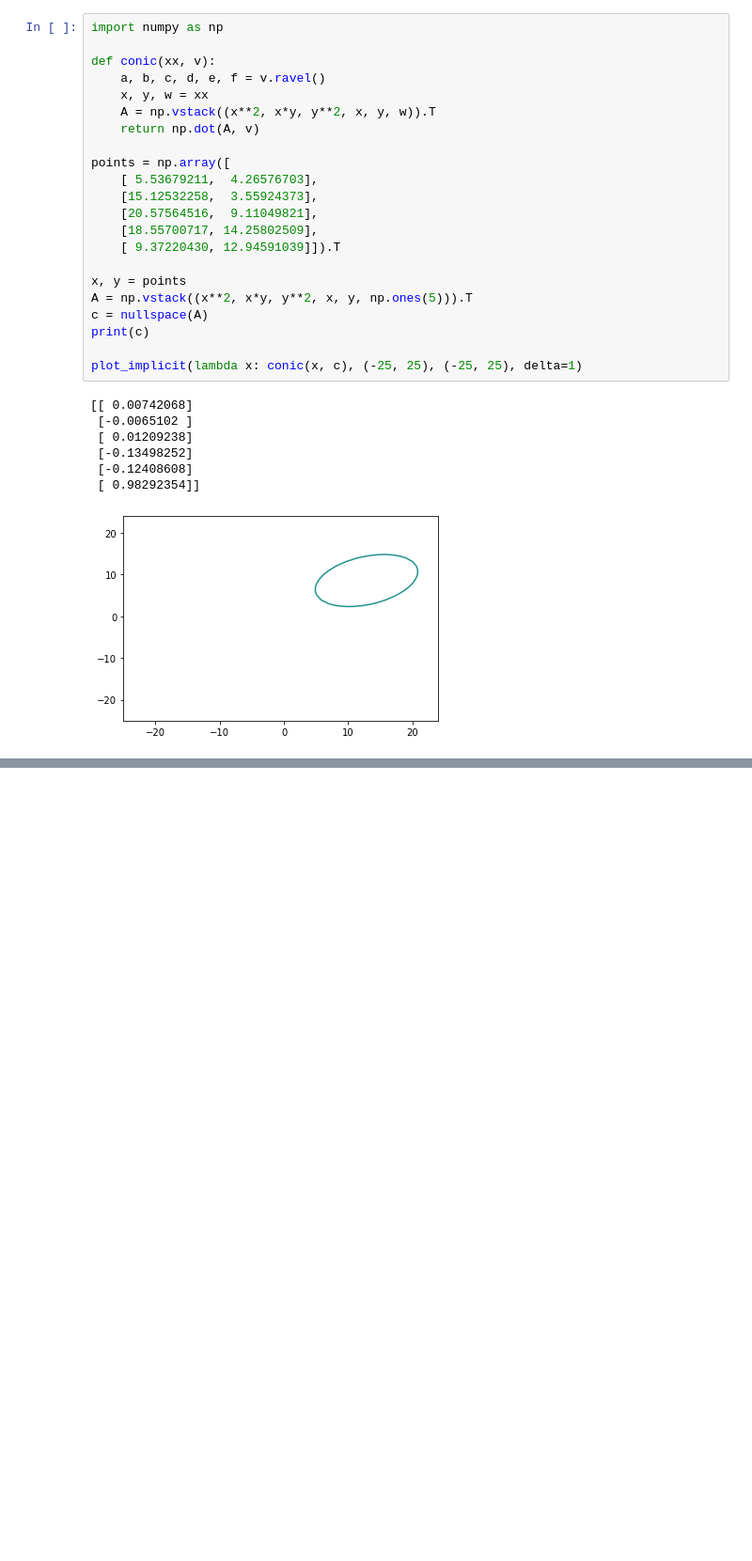
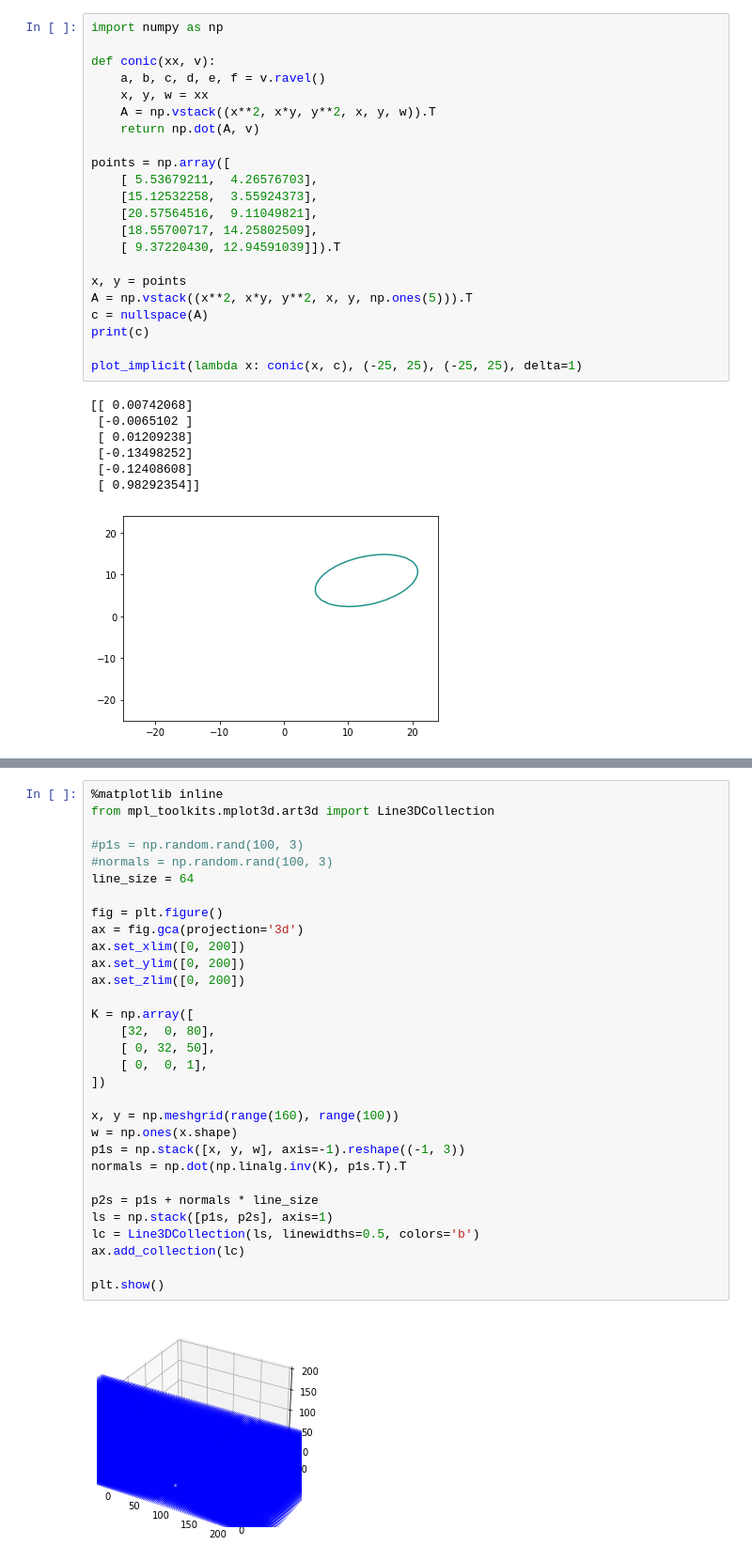
Before and after one commit to vidstige/mini-sfm, a Jupyter notebook: sfm.ipynb, the cells around one changed output, grey strips where cells are left out. Shown at 94% size. Saved outputs shown, nothing was run; the diff lists cells and outputs as text; blank space fills up the shorter version.

Commit message:
K-ray plot

```diff
--- a/sfm.ipynb
+++ b/sfm.ipynb
@@ -142,3 +182,36 @@ plot_implicit(lambda x: conic(x, c), (-25, 25), (-25, 25), delta=1)
+# %%
+%matplotlib inline
+from mpl_toolkits.mplot3d.art3d import Line3DCollection
+
+#p1s = np.random.rand(100, 3)
+#normals = np.random.rand(100, 3)
+line_size = 64
+
+fig = plt.figure()
+ax = fig.gca(projection='3d')
+ax.set_xlim([0, 200])
+ax.set_ylim([0, 200])
+ax.set_zlim([0, 200])
+
+K = np.array([
+    [32,  0, 80],
+    [ 0, 32, 50],
+    [ 0,  0, 1],
+])
+
+x, y = np.meshgrid(range(160), range(100))
+w = np.ones(x.shape)
+p1s = np.stack([x, y, w], axis=-1).reshape((-1, 3))
+normals = np.dot(np.linalg.inv(K), p1s.T).T
+
+p2s = p1s + normals * line_size
+ls = np.stack([p1s, p2s], axis=1)
+lc = Line3DCollection(ls, linewidths=0.5, colors='b')
+ax.add_collection(lc)
+
+plt.show()
+# %% [output]
+[figure, added]
 # %%
 %matplotlib notebook
 from matplotlib import pyplot as plt
```
Also changed, not shown: parts of 5 cells of this notebook.
